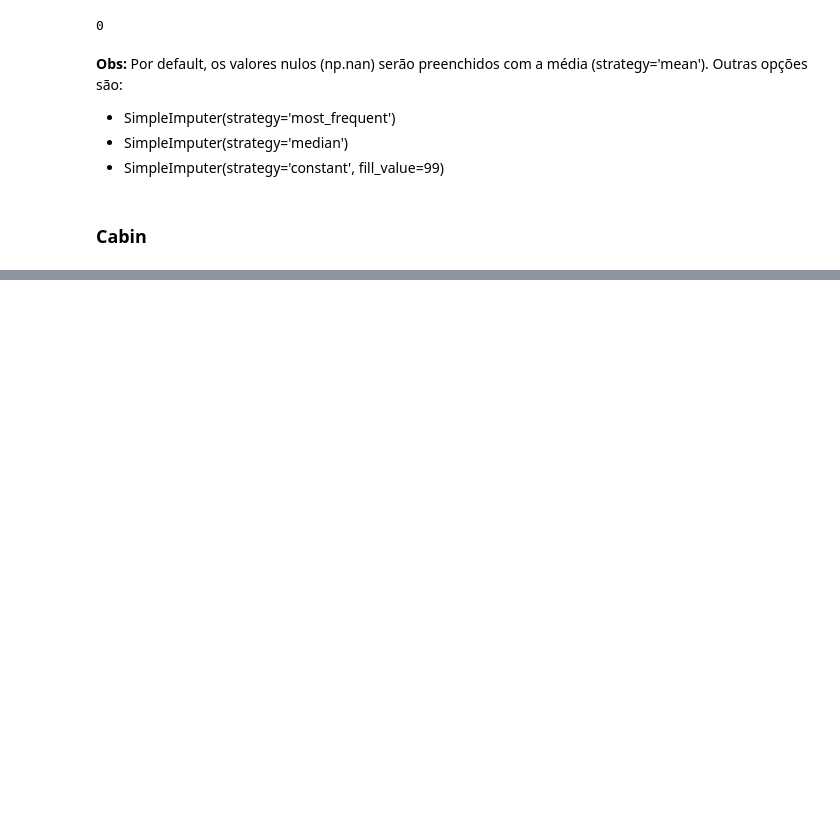
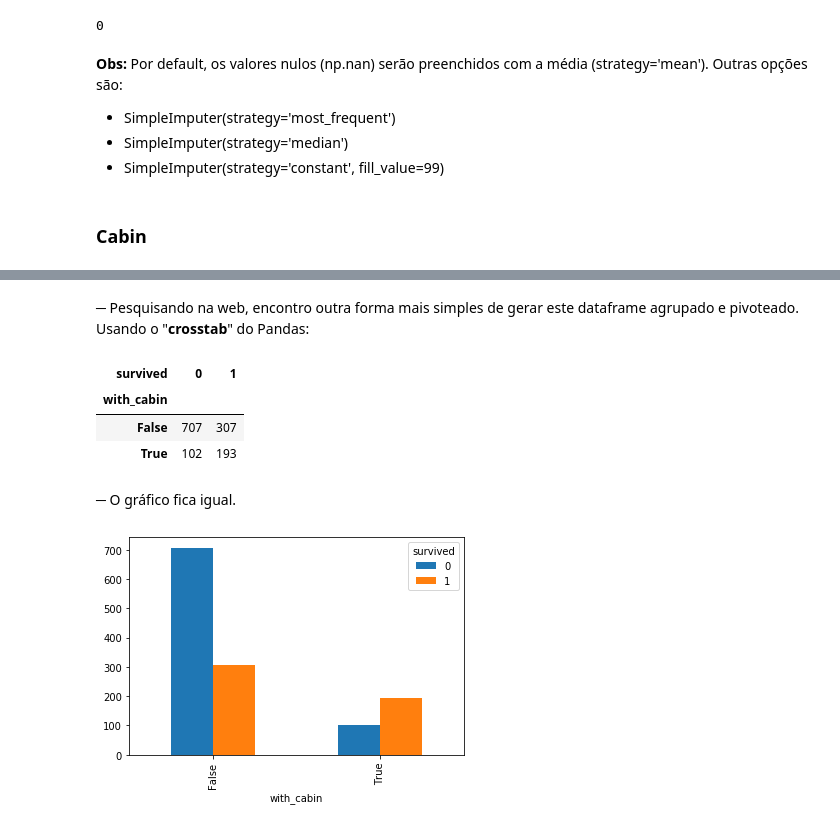
Before and after one commit to washolive/data-science, a Jupyter notebook: tratando_dados_ausentes.ipynb, the cells around one changed output, grey strips where cells are left out. Drawn from its saved outputs; the diff is of its cells as text; code cells hidden in the pictures; blank space fills up the shorter version.

```diff
--- a/tratando_dados_ausentes.ipynb
+++ b/tratando_dados_ausentes.ipynb
@@ -299,0 +373,18 @@ df['fare'].isnull().sum()
+# %% [markdown]
+─ Pesquisando na web, encontro outra forma mais simples de gerar este dataframe agrupado e pivoteado.
+Usando o "**crosstab**" do Pandas:
+# %%
+crosstab = pd.crosstab(df['with_cabin'], df['survived'])
+crosstab
+# %% [output]
+| survived | 0 | 1 |
+| with_cabin |  |  |
+| False | 707 | 307 |
+| True | 102 | 193 |
+# %% [markdown]
+─ O gráfico fica igual.
+# %%
+crosstab.plot.bar()
+plt.show()
+# %% [output]
+[figure, added]
```
Also changed, not shown: parts of 22 cells of this notebook, 2 other files.
